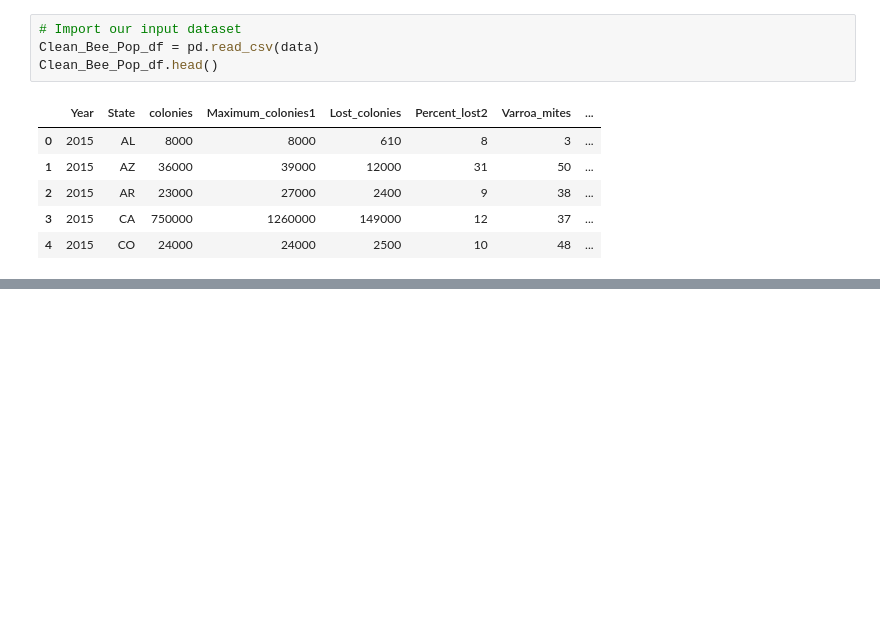
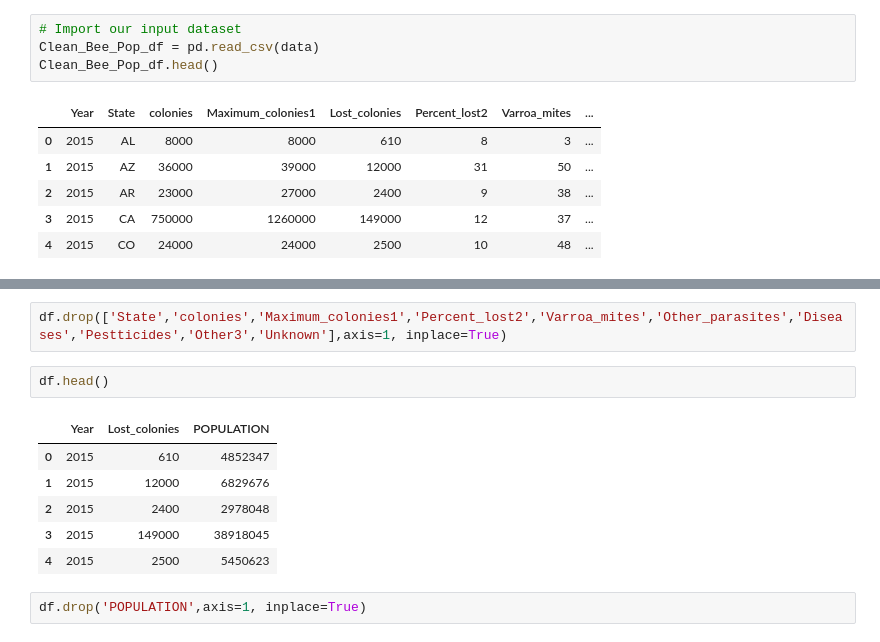
Before and after one commit to Saymanning/Honey_Bee_Colony_Loss_US, a Jupyter notebook: FBprofit.ipynb, the cells around one changed output, grey strips where cells are left out. Drawn from its saved outputs; the diff is of its cells as text; blank space fills up the shorter version.

```diff
--- a/FBprofit.ipynb
+++ b/FBprofit.ipynb
@@ -70,0 +62,13 @@ AttributeError: ignored
+# %%
+df.drop(['State','colonies','Maximum_colonies1','Percent_lost2','Varroa_mites','Other_parasites','Diseases','Pestticides','Other3','Unknown'],axis=1, inplace=True)
+# %%
+df.head()
+# %% [output]
+|  | Year | Lost_colonies | POPULATION |
+| 0 | 2015 | 610 | 4852347 |
+| 1 | 2015 | 12000 | 6829676 |
+| 2 | 2015 | 2400 | 2978048 |
+| 3 | 2015 | 149000 | 38918045 |
+| 4 | 2015 | 2500 | 5450623 |
+# %%
+df.drop('POPULATION',axis=1, inplace=True)
```
Also changed, not shown: parts of 10 cells of this notebook.
